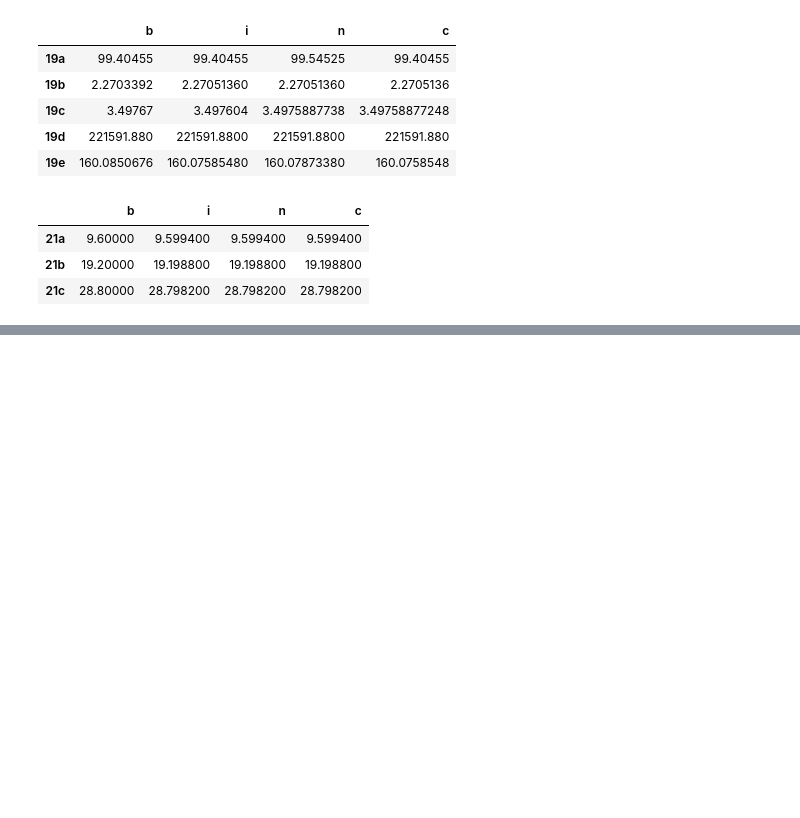
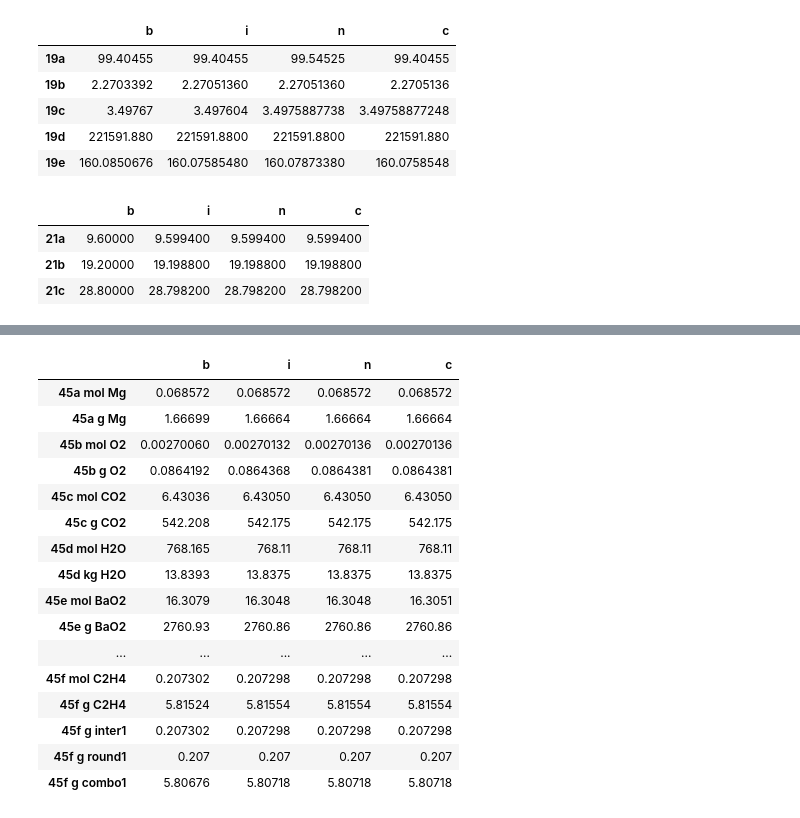
Before and after one commit to dean-e-peterson/python-misc, a Jupyter notebook: chem2e-ch3.ipynb, the cells around one changed output, grey strips where cells are left out. Cells and saved outputs as stored; diff of their text form; code cells hidden in the pictures; blank space fills up the shorter version.

```diff
--- a/chem2e-ch3.ipynb
+++ b/chem2e-ch3.ipynb
@@ -218,0 +286,41 @@ compares(ex3_33)
+# %%
+def ex4_45(s):
+    with localcontext(prec=6):
+        return {
+            '45a mol Mg': Decimal('5.00') / (s.H + s.Cl) * 1 / 2,
+            '45a g Mg': Decimal('5.00') / (s.H + s.Cl) * 1 / 2 * s.Mg,
+            '45b mol O2': Decimal('1.252') / (s.Ag*2 + s.O) * 1 / 2,
+            '45b g O2': Decimal('1.252') / (s.Ag*2 + s.O) * 1 / 2 * (s.O*2),
+            '45c mol CO2': Decimal('283') / (s.C + s.O*2),
+            '45c g CO2': Decimal('283') / (s.C + s.O*2) * (s.Mg + s.C + s.O*3),
+            '45d mol H2O': Decimal('20000') / (s.C*2 + s.H*2) * 2 / 2,
+            '45d kg H2O': Decimal('20000') / (s.C*2 + s.H*2) * 2 / 2 * (s.H*2 + s.O) / 10**3,
+            '45e mol BaO2': Decimal('2500') / (s.Ba + s.O) * 2 / 2,
+            '45e g BaO2': Decimal('2500') / (s.Ba + s.O) * 2 / 2 * (s.Ba + s.O*2),
+            '45e g inter1': Decimal('2500') / (s.Ba + s.O),
+            '45e g round1': round(Decimal('2500') / (s.Ba + s.O), 2),
+            '45e g combo1': round(Decimal('2500') / (s.Ba + s.O), 2) * 2 / 2 * (s.Ba + s.O*2),
+            '45f mol C2H4': Decimal('9.55') / (s.C*2 + s.O + s.H*6),
+            '45f g C2H4': Decimal('9.55') / (s.C*2 + s.O + s.H*6) * (s.C*2 + s.H*4),
+            '45f g inter1': Decimal('9.55') / (s.C*2 + s.O + s.H*6),
+            '45f g round1': round(Decimal('9.55') / (s.C*2 + s.O + s.H*6), 3),
+            '45f g combo1': round(Decimal('9.55') / (s.C*2 + s.O + s.H*6), 3) * (s.C*2 + s.H*4) }
+compares(ex4_45)
+# %% [output]
+|  | b | i | n | c |
+| 45a mol Mg | 0.068572 | 0.068572 | 0.068572 | 0.068572 |
+| 45a g Mg | 1.66699 | 1.66664 | 1.66664 | 1.66664 |
+| 45b mol O2 | 0.00270060 | 0.00270132 | 0.00270136 | 0.00270136 |
+| 45b g O2 | 0.0864192 | 0.0864368 | 0.0864381 | 0.0864381 |
+| 45c mol CO2 | 6.43036 | 6.43050 | 6.43050 | 6.43050 |
+| 45c g CO2 | 542.208 | 542.175 | 542.175 | 542.175 |
+| 45d mol H2O | 768.165 | 768.11 | 768.11 | 768.11 |
+| 45d kg H2O | 13.8393 | 13.8375 | 13.8375 | 13.8375 |
+| 45e mol BaO2 | 16.3079 | 16.3048 | 16.3048 | 16.3051 |
+| 45e g BaO2 | 2760.93 | 2760.86 | 2760.86 | 2760.86 |
+| ... | ... | ... | ... | ... |
+| 45f mol C2H4 | 0.207302 | 0.207298 | 0.207298 | 0.207298 |
+| 45f g C2H4 | 5.81524 | 5.81554 | 5.81554 | 5.81554 |
+| 45f g inter1 | 0.207302 | 0.207298 | 0.207298 | 0.207298 |
+| 45f g round1 | 0.207 | 0.207 | 0.207 | 0.207 |
+| 45f g combo1 | 5.80676 | 5.80718 | 5.80718 | 5.80718 |
```
Also changed, not shown: parts of 8 cells of this notebook, 2 other files.
